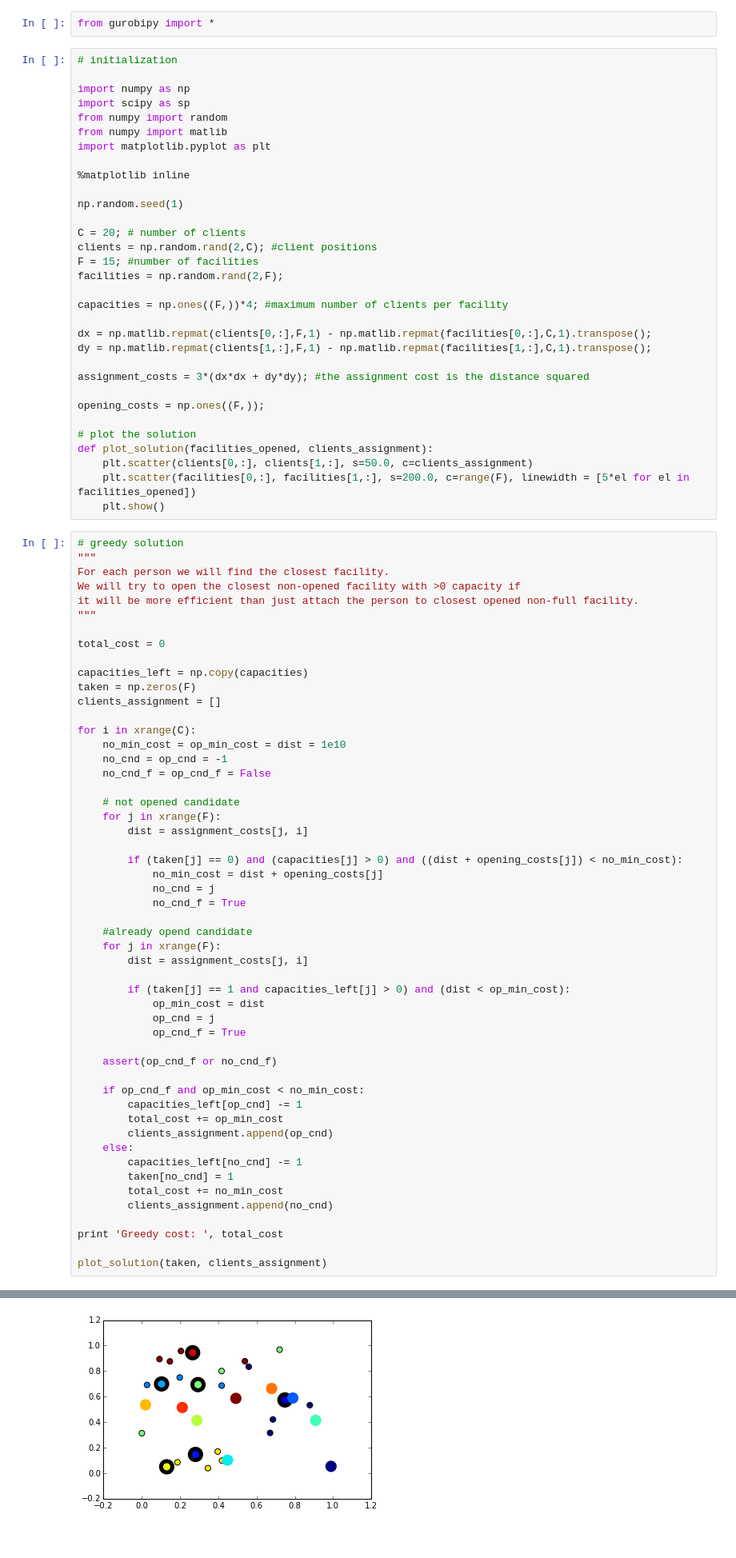
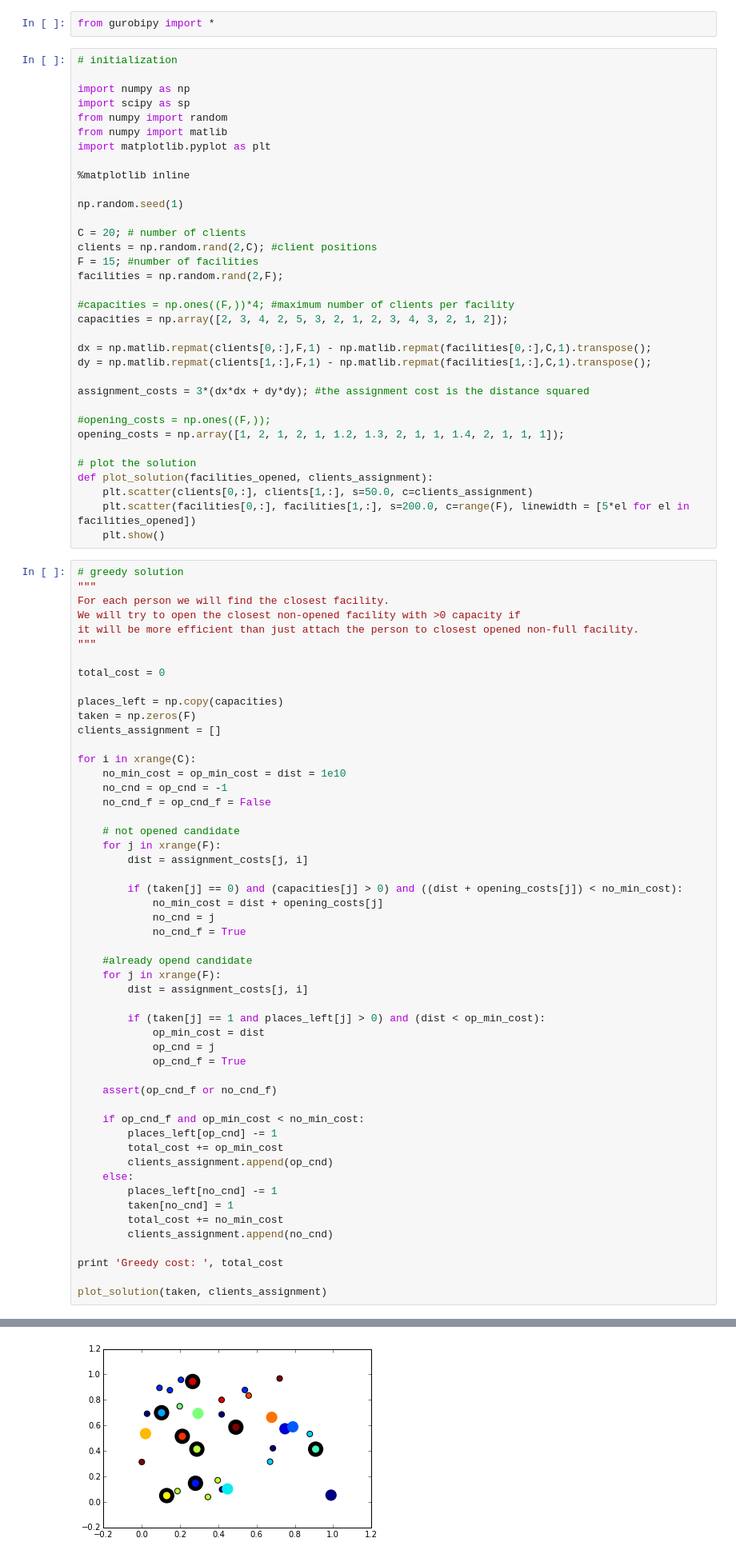
Before and after one commit to ivanovak/SK_OM2015, a Jupyter notebook: Assignment1/task_1.ipynb, the cells around one changed output, grey strips where cells are left out. Shown at 80% size. Saved outputs shown, nothing was run; the diff lists cells and outputs as text.

```diff
--- a/Assignment1/task_1.ipynb
+++ b/Assignment1/task_1.ipynb
@@ -26,14 +26,16 @@ clients = np.random.rand(2,C); #client positions
 F = 15; #number of facilities
 facilities = np.random.rand(2,F);
 
-capacities = np.ones((F,))*4; #maximum number of clients per facility
+#capacities = np.ones((F,))*4; #maximum number of clients per facility
+capacities = np.array([2, 3, 4, 2, 5, 3, 2, 1, 2, 3, 4, 3, 2, 1, 2]);
 
 dx = np.matlib.repmat(clients[0,:],F,1) - np.matlib.repmat(facilities[0,:],C,1).transpose();
 dy = np.matlib.repmat(clients[1,:],F,1) - np.matlib.repmat(facilities[1,:],C,1).transpose();
 
 assignment_costs = 3*(dx*dx + dy*dy); #the assignment cost is the distance squared
 
-opening_costs = np.ones((F,));
+#opening_costs = np.ones((F,));
+opening_costs = np.array([1, 2, 1, 2, 1, 1.2, 1.3, 2, 1, 1, 1.4, 2, 1, 1, 1]);
 
 # plot the solution
 def plot_solution(facilities_opened, clients_assignment):
@@ -50,7 +52,7 @@ it will be more efficient than just attach the person to closest opened non-full
 
 total_cost = 0
 
-capacities_left = np.copy(capacities)
+places_left = np.copy(capacities)
 taken = np.zeros(F)
 clients_assignment = []
 
@@ -72,7 +74,7 @@ for i in xrange(C):
     for j in xrange(F):
         dist = assignment_costs[j, i]
 
-        if (taken[j] == 1 and capacities_left[j] > 0) and (dist < op_min_cost):
+        if (taken[j] == 1 and places_left[j] > 0) and (dist < op_min_cost):
             op_min_cost = dist
             op_cnd = j
             op_cnd_f = True
@@ -80,11 +82,11 @@ for i in xrange(C):
     assert(op_cnd_f or no_cnd_f)
 
     if op_cnd_f and op_min_cost < no_min_cost:
-        capacities_left[op_cnd] -= 1
+        places_left[op_cnd] -= 1
         total_cost += op_min_cost
         clients_assignment.append(op_cnd)
     else:
-        capacities_left[no_cnd] -= 1
+        places_left[no_cnd] -= 1
         taken[no_cnd] = 1
         total_cost += no_min_cost
         clients_assignment.append(no_cnd)
@@ -97,4 +99,4 @@ Greedy cost:  9.73979936113
-[figure, old version]
+[figure, new version]
 # %% [markdown]
 * (3 points). Implement **some local optimization algorithm**. Try to design powerful moves that are at the same time easy to search through. **Important:** your move should connect the whole domain, i.e. for any pair of feasible solutions, there should exist a sequence of moves from the family you design that transform one solution to the other.
 # %% [markdown]
```
Also changed, not shown: parts of 5 cells of this notebook.
